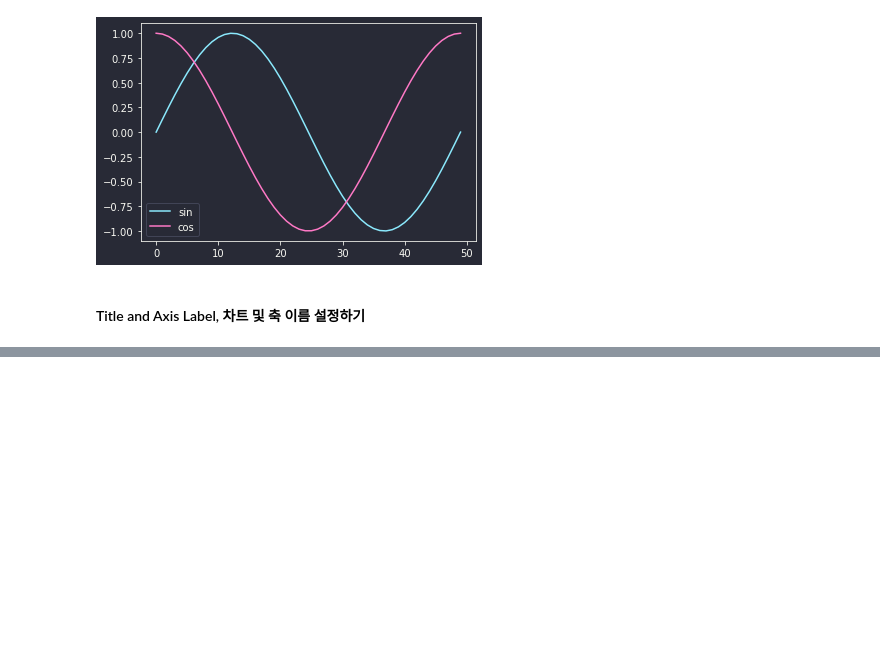
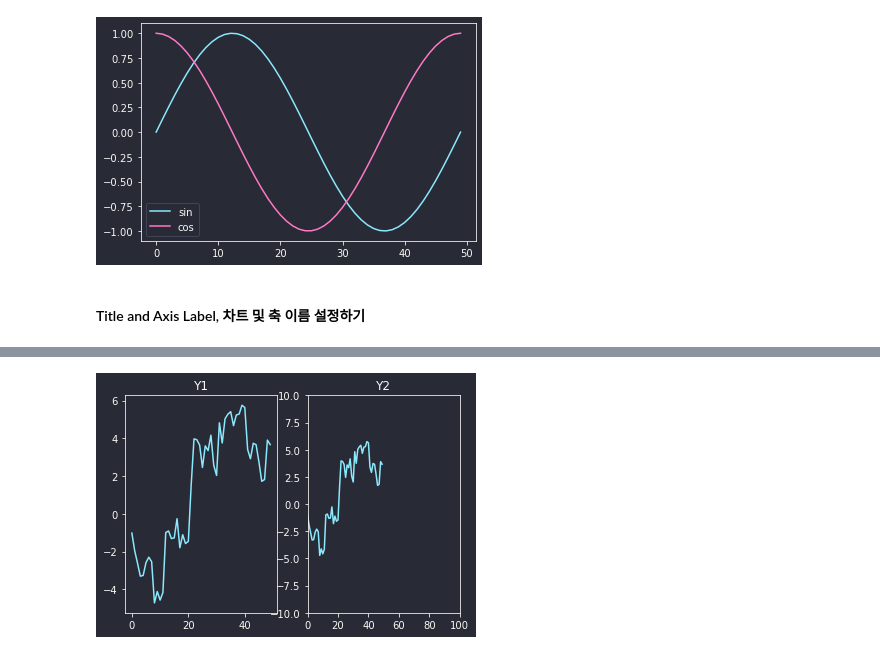
Before and after one commit to objectin/pandas_exercises, a Jupyter notebook: Pyplot tutorial.ipynb, the cells around one changed output, grey strips where cells are left out. Drawn from its saved outputs; the diff is of its cells as text; code cells hidden in the pictures; blank space fills up the shorter version.

```diff
--- a/Pyplot tutorial.ipynb
+++ b/Pyplot tutorial.ipynb
@@ -114,0 +137,17 @@ plt.show()
+# %%
+y1 = npr.normal(size=50).cumsum()
+
+# (왼쪽) default xlim, ylim
+plt.subplot(121)
+plt.plot(y1)
+plt.title('Y1')
+
+plt.subplot(122)
+plt.plot(y1)
+plt.xlim(0, 100)
+plt.ylim(-10, 10)
+plt.title('Y2')
+
+plt.show()
+# %% [output]
+[figure, added]
```
Also changed, not shown: parts of 19 cells of this notebook, 1 other file.
